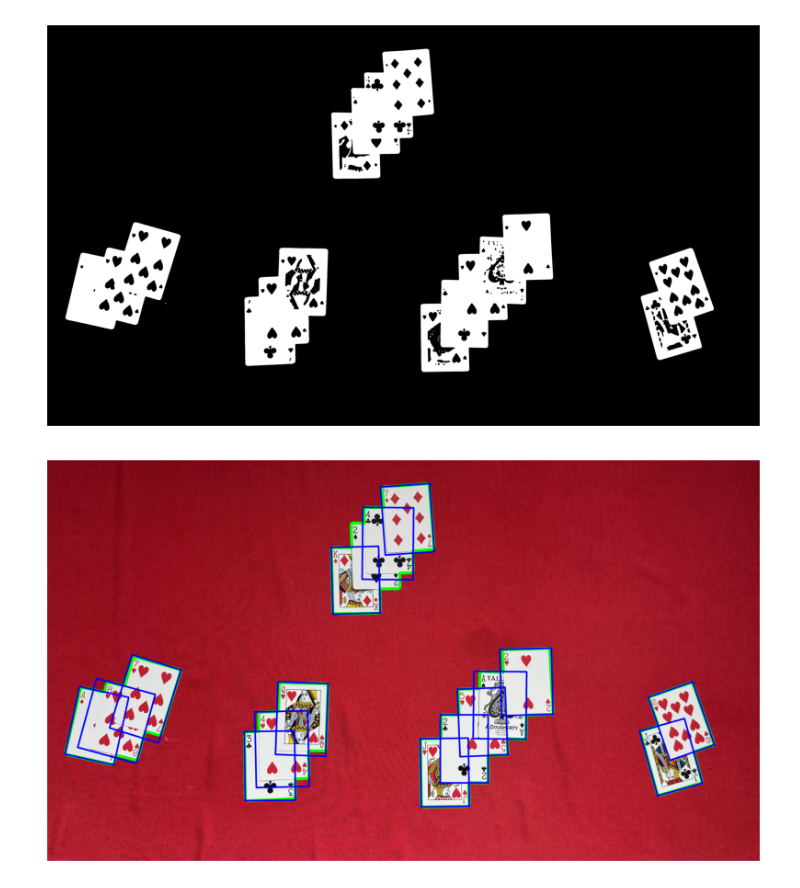
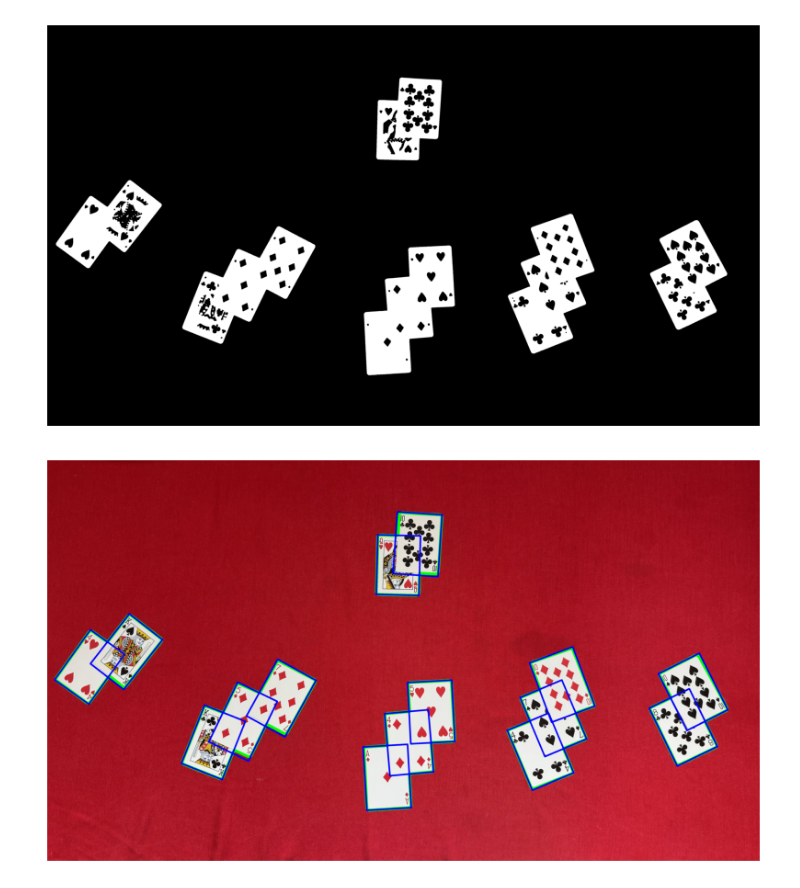
Before and after one commit to SuperrMurlocc/Blackjack-Table-State-Monitoring-System, a Jupyter notebook: card_shark.ipynb, the cells around one changed output. Cells and saved outputs as stored; diff of their text form; code cells hidden in the pictures.

```diff
--- a/card_shark.ipynb
+++ b/card_shark.ipynb
@@ -1,5 +1,5 @@
 # %%
 from cardshark import Vision
 # %%
-vision = Vision('./database/IMG_2530.jpeg.jpeg', log_level='IMPORTANT', scale=1.0)
+vision = Vision('./database/IMG_2535.jpeg', log_level='IMPORTANT', scale=1)
 # %% [output]
@@ -7,2 +7,2 @@ vision = Vision('./database/IMG_2530.jpeg.jpeg', log_level='IMPORTANT', scale=1.
-[figure, old version]
+[figure, new version]
-[figure, old version]
+[figure, new version]
```
Also changed, not shown: parts of 1 cell of this notebook, 1 other file.
